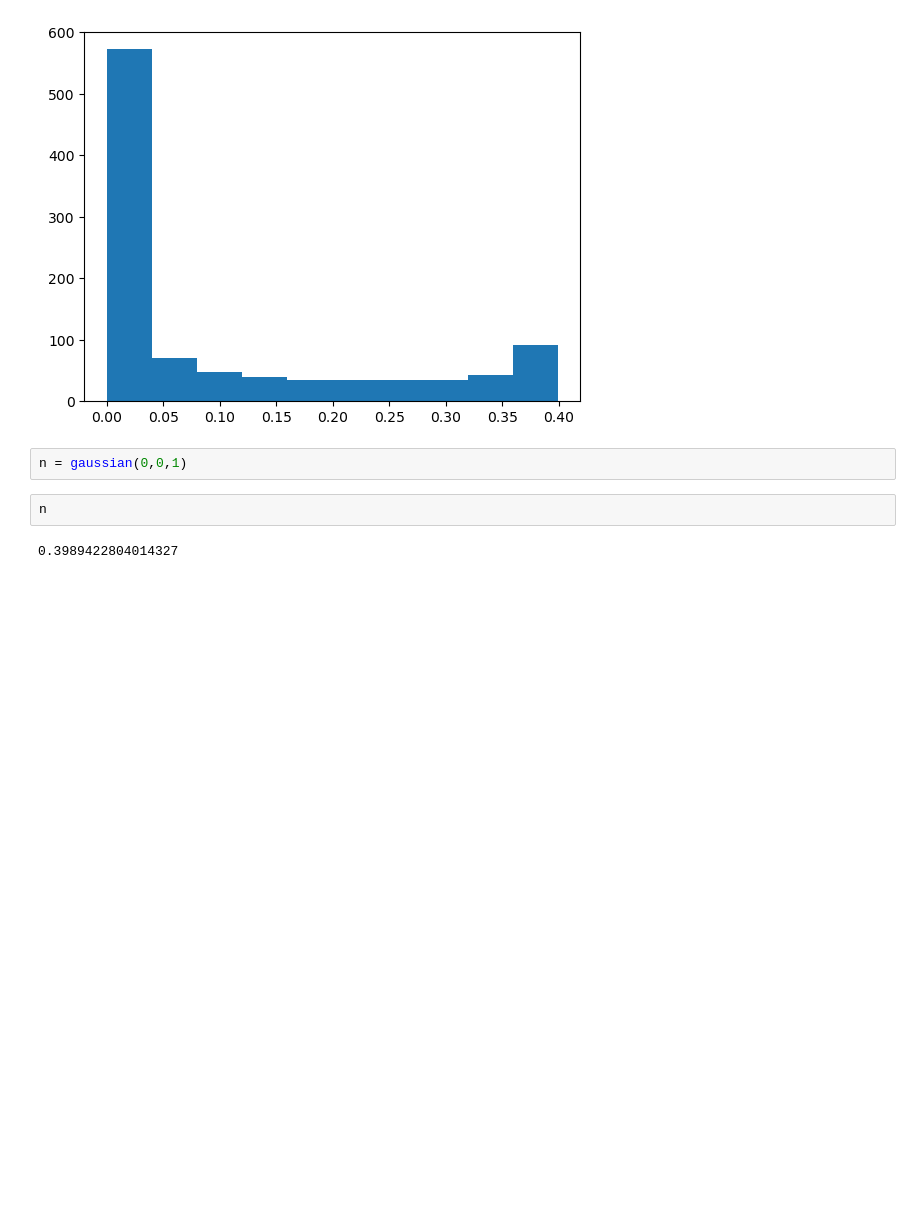
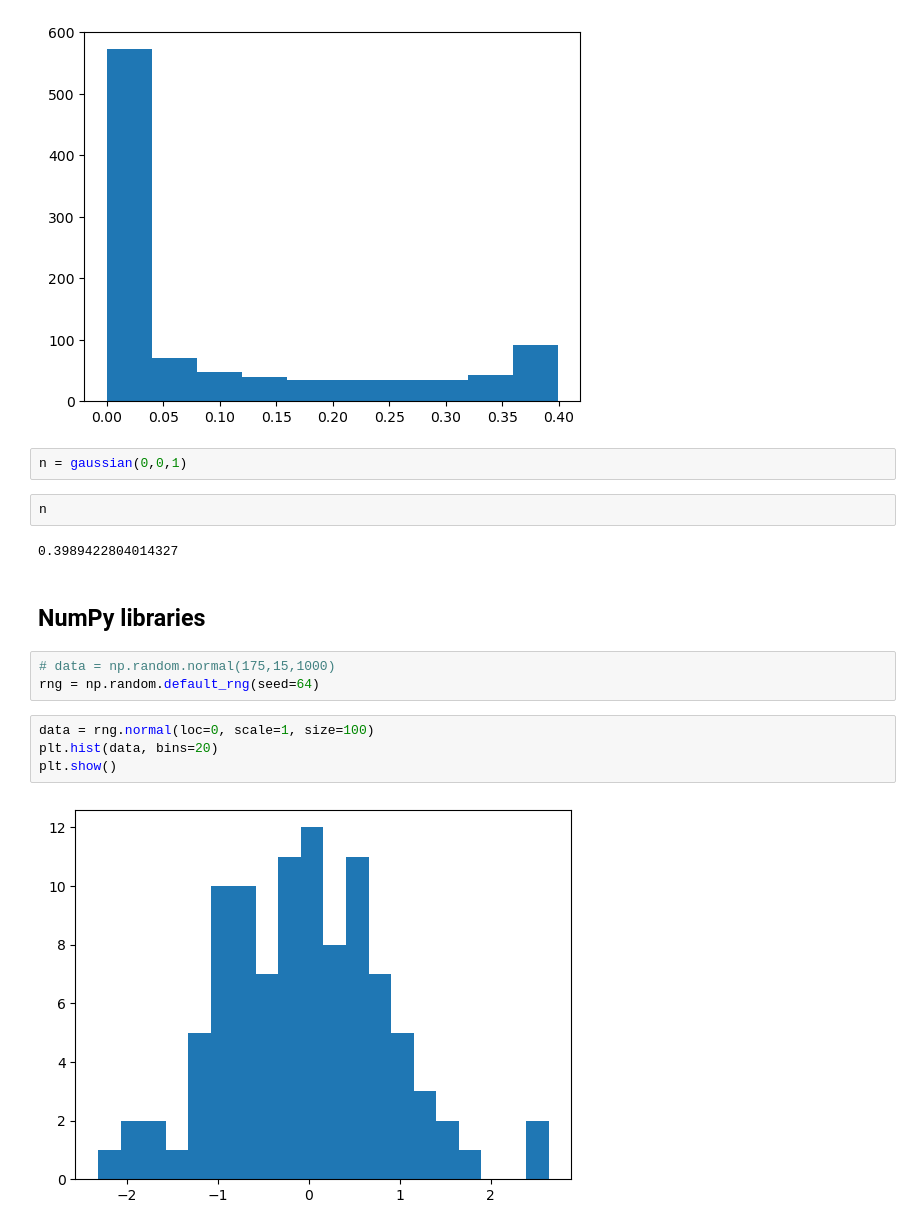
Before and after one commit to acumpelik/DSSC23, a Jupyter notebook: DSSC-Homework3-Andrea_Cumpelik.ipynb, the cells around one changed output. Drawn from its saved outputs; the diff is of its cells as text; blank space fills up the shorter version.

```diff
--- a/DSSC-Homework3-Andrea_Cumpelik.ipynb
+++ b/DSSC-Homework3-Andrea_Cumpelik.ipynb
@@ -51,3 +59,14 @@ n = gaussian(0,0,1)
 n
 # %% [output]
 0.3989422804014327
+# %% [markdown]
+## NumPy libraries
+# %%
+# data = np.random.normal(175,15,1000)
+rng = np.random.default_rng(seed=64)
+# %%
+data = rng.normal(loc=0, scale=1, size=100)
+plt.hist(data, bins=20)
+plt.show()
+# %% [output]
+[figure, added]
```
Also changed, not shown: parts of 8 cells of this notebook, 4 other files.
